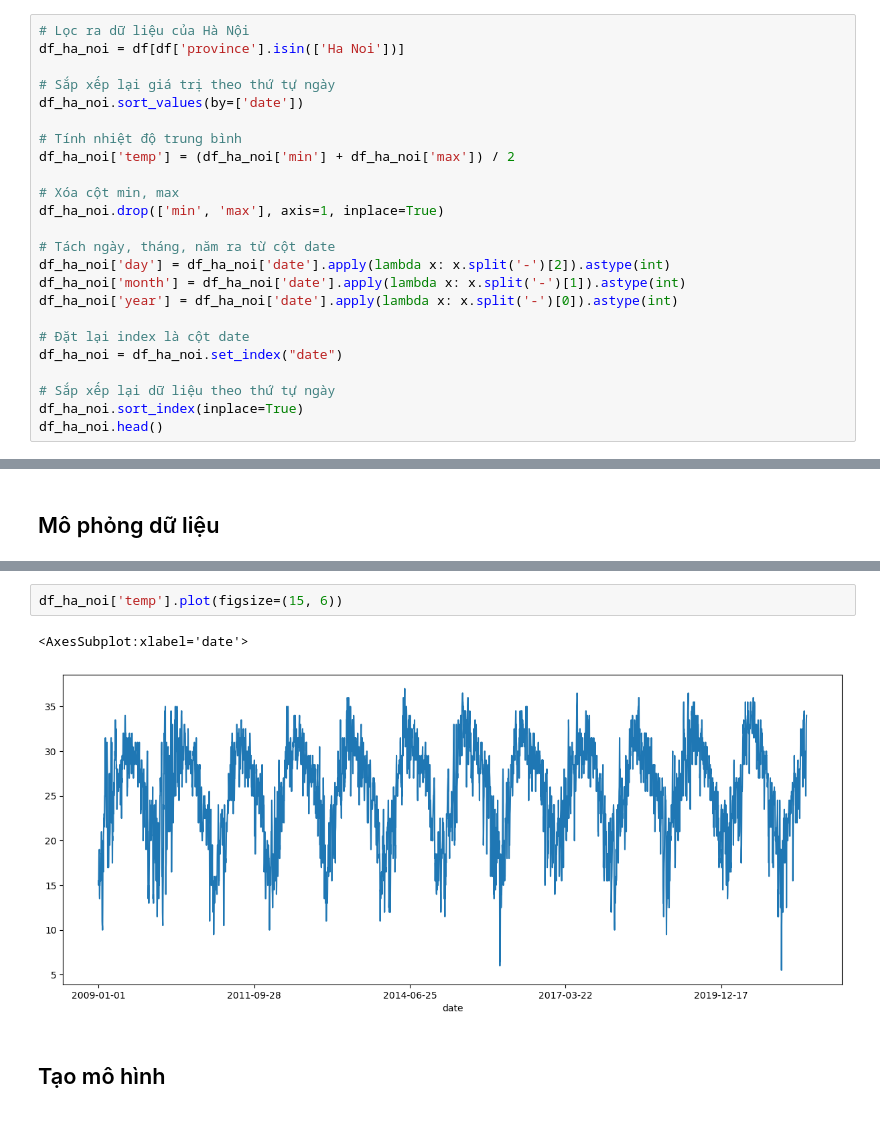
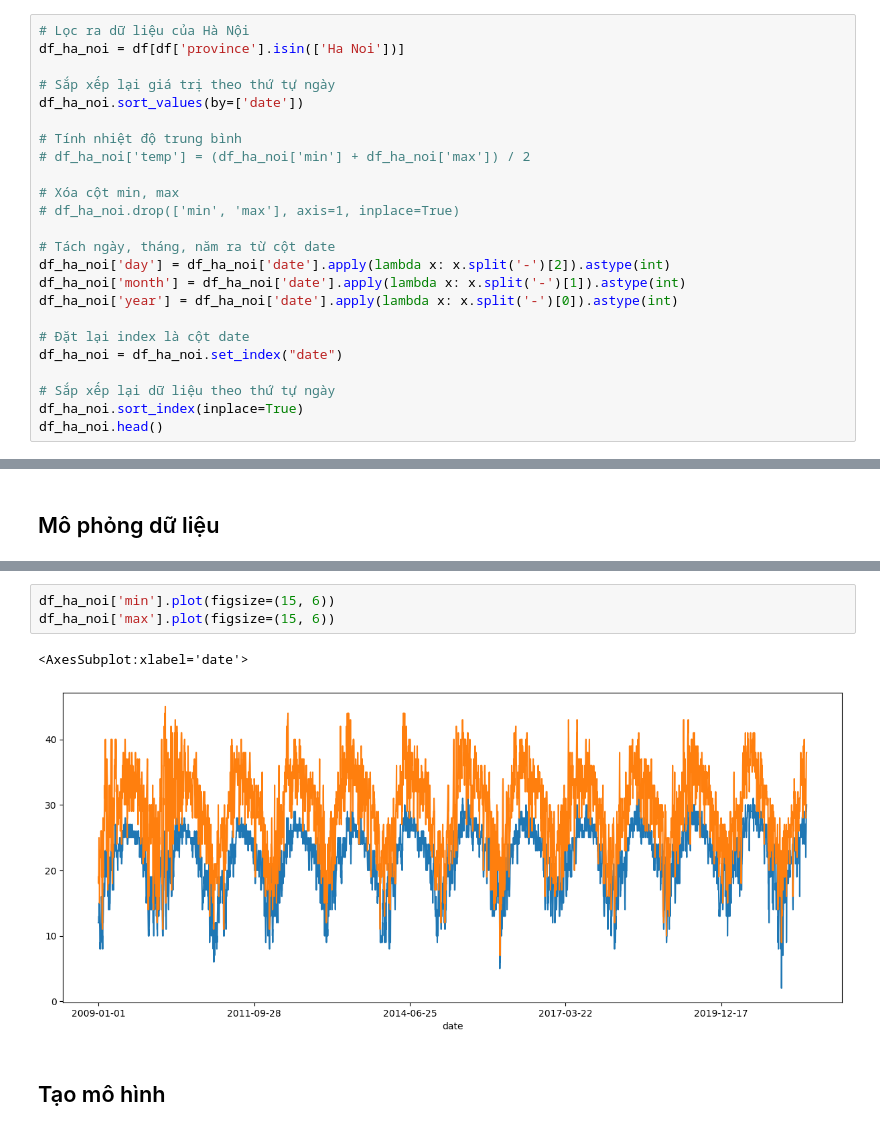
Before and after one commit to npv2k1/weather_iot, a Jupyter notebook: Learn.ipynb, the cells around one changed output, grey strips where cells are left out. Cells and saved outputs as stored; diff of their text form.

```diff
--- a/Learn.ipynb
+++ b/Learn.ipynb
@@ -31,10 +37,10 @@ df_ha_noi = df[df['province'].isin(['Ha Noi'])]
 df_ha_noi.sort_values(by=['date'])
 
 # Tính nhiệt độ trung bình
-df_ha_noi['temp'] = (df_ha_noi['min'] + df_ha_noi['max']) / 2
+# df_ha_noi['temp'] = (df_ha_noi['min'] + df_ha_noi['max']) / 2
 
 # Xóa cột min, max
-df_ha_noi.drop(['min', 'max'], axis=1, inplace=True)
+# df_ha_noi.drop(['min', 'max'], axis=1, inplace=True)
 
 # Tách ngày, tháng, năm ra từ cột date
 df_ha_noi['day'] = df_ha_noi['date'].apply(lambda x: x.split('-')[2]).astype(int)
@@ -92,8 +103,9 @@ df_ha_noi.describe()
 # %%
-df_ha_noi['temp'].plot(figsize=(15, 6))
+df_ha_noi['min'].plot(figsize=(15, 6))
+df_ha_noi['max'].plot(figsize=(15, 6))
 # %% [output]
 <AxesSubplot:xlabel='date'>
-[figure, old version]
+[figure, new version]
 # %% [markdown]
 ## Tạo mô hình
 # %%
```
Also changed, not shown: parts of 16 cells of this notebook, 6 other files.
